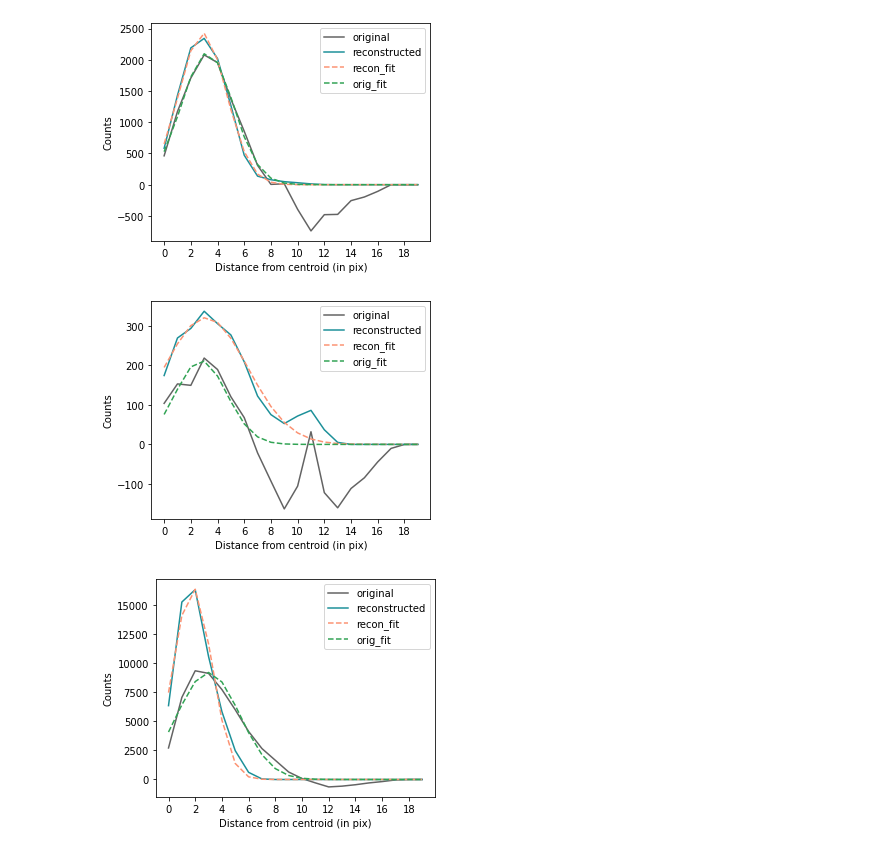
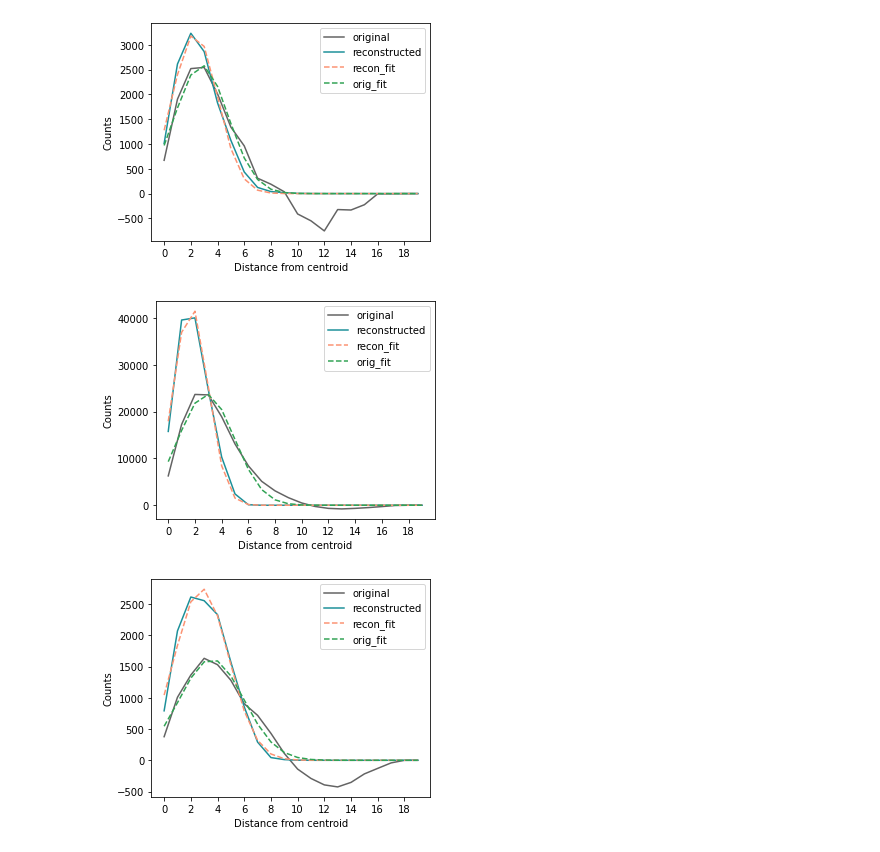
Before and after one commit to Yash-10/beta-sgp, a Jupyter notebook: results/plot_radprofiles.ipynb, the cells around one changed output. Drawn from its saved outputs; the diff is of its cells as text; code cells hidden in the pictures.

```diff
--- a/results/plot_radprofiles.ipynb
+++ b/results/plot_radprofiles.ipynb
@@ -29,44 +29,44 @@ df
 # %%
 # df.iloc[0], df.iloc[1], df.iloc[27]
 
 # colors = ["#7aa0c4", "#ca82e1", "#8bcd50"]
 
 fig, ax = plt.subplots(1, 1, figsize=(5, 4))
-ax.plot(ast.literal_eval(df.iloc[0]["original_radprof"]), c='#636363', label='original');
-ax.plot(ast.literal_eval(df.iloc[0]["radprof"]), c='#1C9099', label='reconstructed');
-ax.plot(ast.literal_eval(df.iloc[0]["fitted_data"]), c='#FC9272', linestyle='--', label='recon_fit');
-ax.plot(ast.literal_eval(df.iloc[0]["orig_fitted_data"]), c='#31a354', linestyle='--', label='orig_fit');
+ax.plot(ast.literal_eval(df.iloc[1]["original_radprof"]), c='#636363', label='original');
+ax.plot(ast.literal_eval(df.iloc[1]["radprof"]), c='#1C9099', label='reconstructed');
+ax.plot(ast.literal_eval(df.iloc[1]["fitted_data"]), c='#FC9272', linestyle='--', label='recon_fit');
+ax.plot(ast.literal_eval(df.iloc[1]["orig_fitted_data"]), c='#31a354', linestyle='--', label='orig_fit');
 ax.set_xticks(ticks=np.arange(0, 20, 2));
 ax.set_ylabel("Counts");
-ax.set_xlabel("Distance from centroid (in pix)");
+ax.set_xlabel("Distance from centroid");
 plt.legend();
-plt.savefig("radprof_ccfbta060115.png", bbox_inches='tight', dpi=500)
+plt.savefig("radprof_ccfbta060117.png", bbox_inches='tight', dpi=500)
 
 fig, ax = plt.subplots(1, 1, figsize=(5, 4))
-ax.plot(ast.literal_eval(df.iloc[16]["original_radprof"]), c='#636363', label='original');
-ax.plot(ast.literal_eval(df.iloc[16]["radprof"]), c='#1C9099', label='reconstructed');
-ax.plot(ast.literal_eval(df.iloc[16]["fitted_data"]), c='#FC9272', linestyle='--', label='recon_fit');
-ax.plot(ast.literal_eval(df.iloc[16]["orig_fitted_data"]), c='#31a354', linestyle='--', label='orig_fit');
+ax.plot(ast.literal_eval(df.iloc[3]["original_radprof"]), c='#636363', label='original');
+ax.plot(ast.literal_eval(df.iloc[3]["radprof"]), c='#1C9099', label='reconstructed');
+ax.plot(ast.literal_eval(df.iloc[3]["fitted_data"]), c='#FC9272', linestyle='--', label='recon_fit');
+ax.plot(ast.literal_eval(df.iloc[3]["orig_fitted_data"]), c='#31a354', linestyle='--', label='orig_fit');
 ax.set_xticks(ticks=np.arange(0, 20, 2));
 ax.set_ylabel("Counts");
-ax.set_xlabel("Distance from centroid (in pix)");
+ax.set_xlabel("Distance from centroid");
 plt.legend();
-plt.savefig("radprof_ccfbug080020.png", bbox_inches='tight', dpi=500)
+plt.savefig("radprof_ccfbte210073.png", bbox_inches='tight', dpi=500)
 
 fig, ax = plt.subplots(1, 1, figsize=(5, 4))
-ax.plot(ast.literal_eval(df.iloc[24]["original_radprof"]), c='#636363', label='original');
-ax.plot(ast.literal_eval(df.iloc[24]["radprof"]), c='#1C9099', label='reconstructed');
-ax.plot(ast.literal_eval(df.iloc[24]["fitted_data"]), c='#FC9272', linestyle='--', label='recon_fit');
-ax.plot(ast.literal_eval(df.iloc[24]["orig_fitted_data"]), c='#31a354', linestyle='--', label='orig_fit');
+ax.plot(ast.literal_eval(df.iloc[27]["original_radprof"]), c='#636363', label='original');
+ax.plot(ast.literal_eval(df.iloc[27]["radprof"]), c='#1C9099', label='reconstructed');
+ax.plot(ast.literal_eval(df.iloc[27]["fitted_data"]), c='#FC9272', linestyle='--', label='recon_fit');
+ax.plot(ast.literal_eval(df.iloc[27]["orig_fitted_data"]), c='#31a354', linestyle='--', label='orig_fit');
 ax.set_xticks(ticks=np.arange(0, 20, 2));
 ax.set_ylabel("Counts");
-ax.set_xlabel("Distance from centroid (in pix)");
+ax.set_xlabel("Distance from centroid");
 plt.legend();
-plt.savefig("radprof_ccfbva240061.png", bbox_inches='tight', dpi=500)
+plt.savefig("radprof_ccfbvc170119.png", bbox_inches='tight', dpi=500)
 # %% [output]
-[figure, old version]
+[figure, new version]
-[figure, old version]
+[figure, new version]
-[figure, old version]
+[figure, new version]
 # %%
 sum(df["jsd_before"] > df["jsd_after"])
 # %% [output]
```
Also changed, not shown: parts of 3 cells of this notebook, 56 other files.
